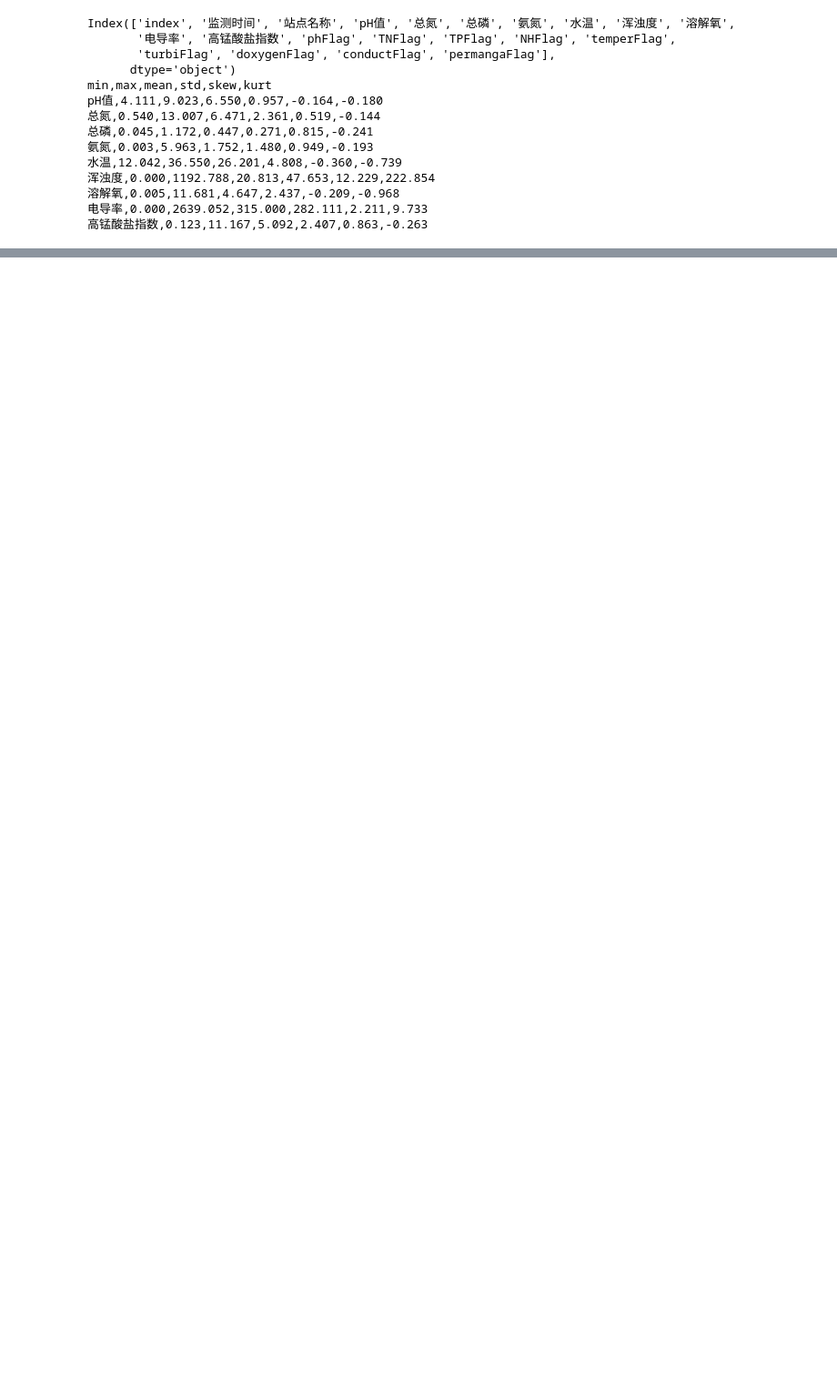
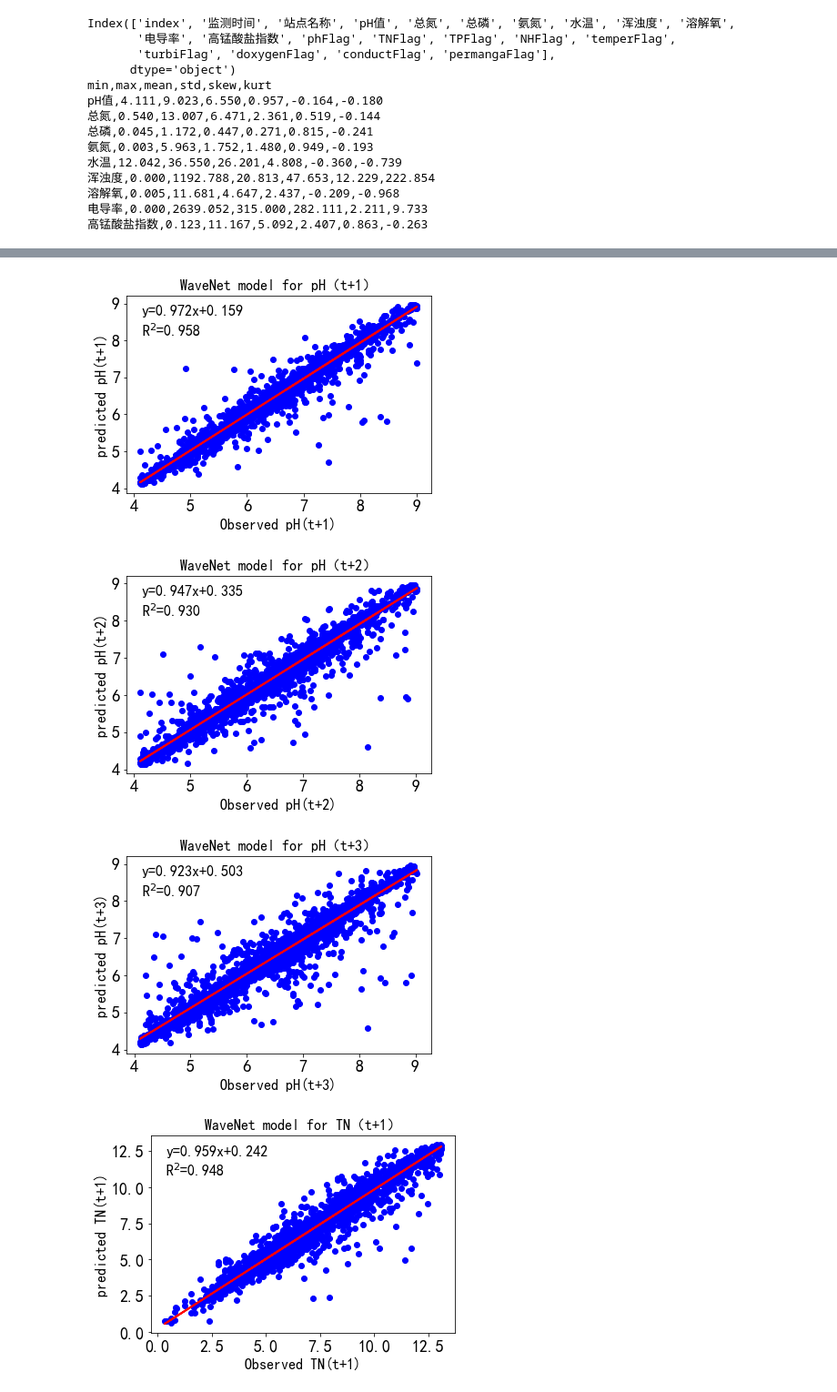
Before and after one commit to LeonardYoung/Graph-WaveNet, a Jupyter notebook: work.ipynb, the cells around one changed output, grey strips where cells are left out. Shown at 91% size. Cells and saved outputs as stored; diff of their text form; code cells hidden in the pictures; blank space fills up the shorter version.

```diff
--- a/work.ipynb
+++ b/work.ipynb
@@ -81,0 +89,66 @@ pH值,4.111,9.023,6.550,0.957,-0.164,-0.180
+# %%
+###############################################
+import numpy as np
+from water.SVR.data_generate import merge_site
+import matplotlib.pyplot as plt
+import os
+factors = ['pH值', '总氮', '总磷', '氨氮', '水温', '浑浊度', '溶解氧', '电导率', '高锰酸盐指数']
+model_dir = 'GCNLSTM'
+# model_dir = 'noGCNLSTM'
+# model_dir = 'GCNnoLSTM'
+# model_dir = 'noGCNnoLSTM'
+
+for fac in [0, 1, 2, 3, 6, 8]:
+    y = np.load(f'data/output/shangban/y/singleWaveNet/{model_dir}/{fac}/out.npz')
+    y_test = merge_site(y['y_test'])
+    y_pred = merge_site(y['y_pred'])
+
+    # print(f'ytest.shape{y_test.shape}')
+    for step in range(3):
+        y_test_t = y_test[:,step]
+        y_pred_t = y_pred[:,step]
+        # 建立线性回归模型
+        regr = linear_model.LinearRegression()
+        # 拟合
+        # y_test = y['y_test'].reshape(-1,1)
+        # y_pred = y['y_pred'].reshape(-1,1)
+        y_test_t = y_test_t.reshape(-1,1)
+        y_pred_t = y_pred_t.reshape(-1,1)
+        regr.fit(y_test_t,y_pred_t) # 注意此处.reshape(-1, 1)，因为X是一维的！
+
+        # 不难得到直线的斜率、截距
+        k, b = regr.coef_, regr.intercept_
+        r2 = regr.score(y_test_t,y_pred_t)
+
+        # 画图
+        fig = plt.figure()
+        ax = fig.add_subplot()
+        # 1.真实的点
+        ax.scatter(y_test_t, y_pred_t, color='blue')
+
+        # 2.拟合的直线
+        ax.plot(y_test_t, regr.predict(y_test_t), color='red', linewidth=2)
+
+        plt.rcParams['font.sans-serif']=['SimHei']#显示中文标签
+        plt.rcParams.update({'font.size':18})
+        plt.xlabel(f'Observed {factors_en[fac]}(t+{step+1})',fontsize=16)
+        plt.ylabel(f'predicted {factors_en[fac]}(t+{step+1})',fontsize=16)
+        plt.title(f'WaveNet model for {factors_en[fac]}（t+{step+1}）',fontsize=16)
+
+        # 写文字
+        plt.text(0.05,0.8,f'y={k[0][0]:.3f}x+{b[0]:.3f}\nR$^2$={r2:.3f}',
+                 fontsize=16,transform=ax.transAxes)
+        save_root = f'data/output/{place}/figure/{model_dir}'
+        if not os.path.exists(save_root):
+            os.makedirs(save_root)
+        plt.savefig(f'{save_root}/回归_{factors[fac]}_步长{step+1}.png'
+                    ,dpi=960,bbox_inches = 'tight')
+        plt.show()
+        # break
+    # break
+print('done')
+# %% [output]
+[figure, added]
+[figure, added]
+[figure, added]
+[figure, added]
```
Also changed, not shown: parts of 10 cells of this notebook, 12 other files.
